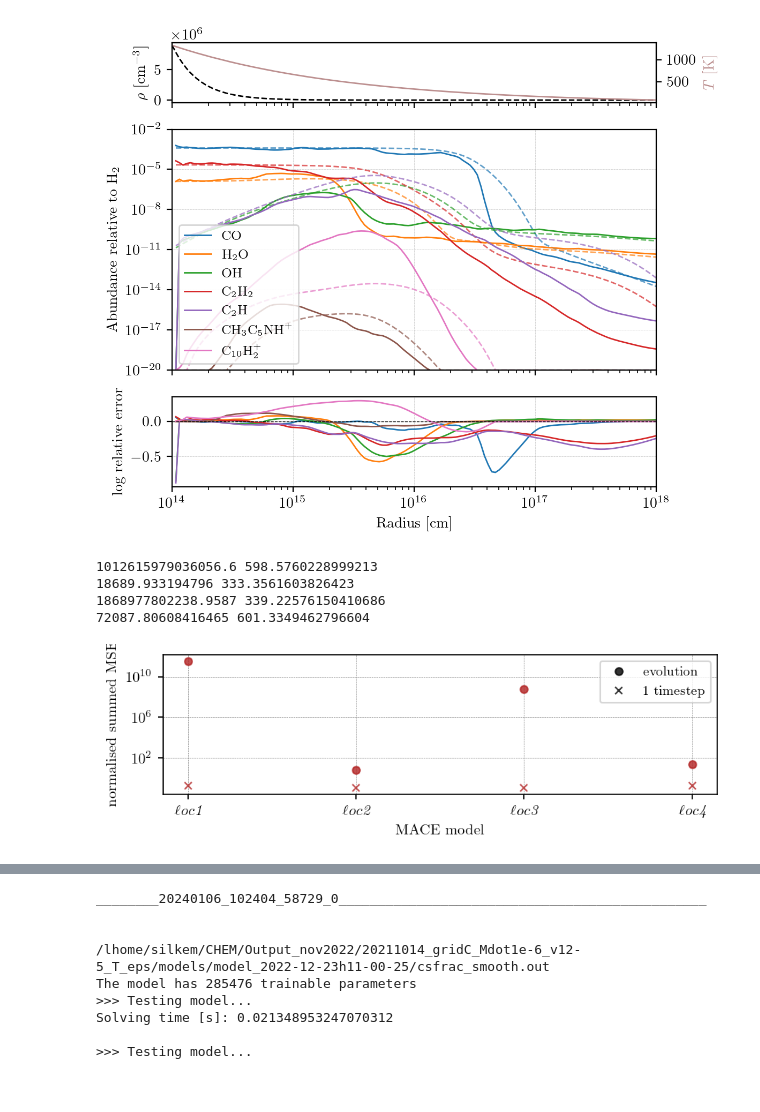
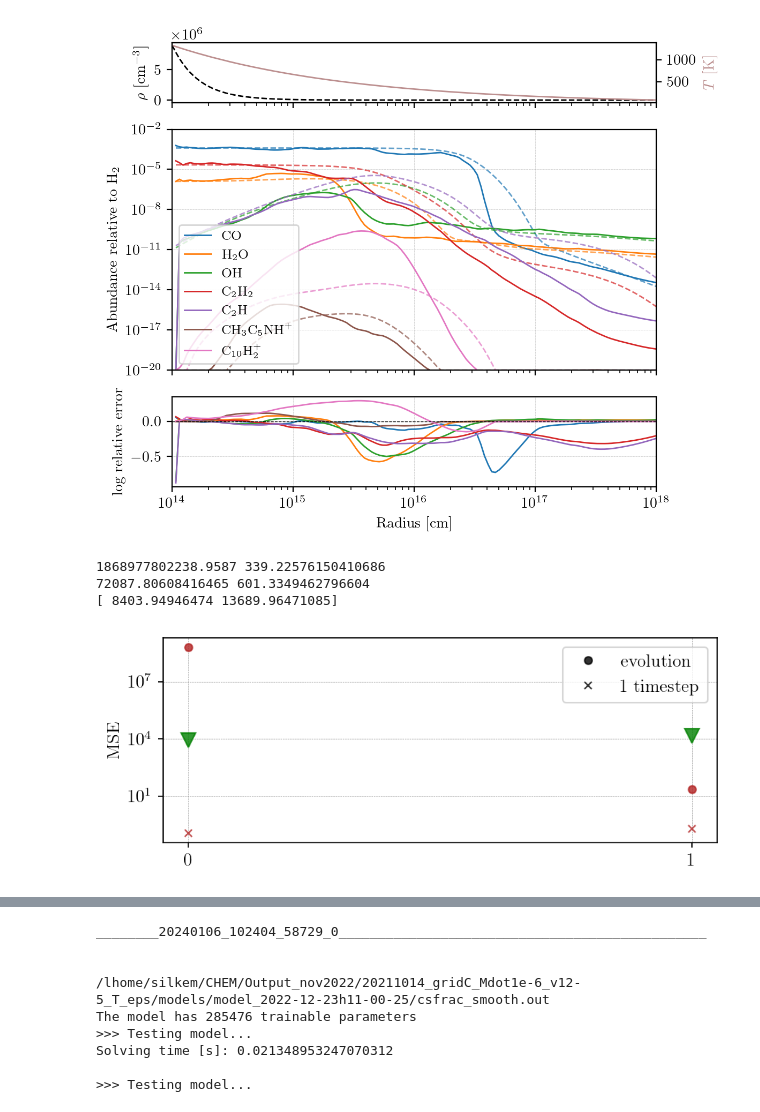
Before and after one commit to silkemaes/MACE, a Jupyter notebook: train2.0_dev.ipynb, the cells around one changed output, grey strips where cells are left out. Saved outputs shown, nothing was run; the diff lists cells and outputs as text; code cells hidden in the pictures.

Commit message:
Used log error to calc MSE on 3000 test models

```diff
--- a/train2.0_dev.ipynb
+++ b/train2.0_dev.ipynb
@@ -297,7 +297,7 @@ losstype = 'mse_idn'
 # losstype = 'mse'
 z_dim = 8
 dt_fract = 0.2
-batch_size = 10000
+batch_size = 1
 nb_samples = 2
 n_dim = 468
 nb_hidden = 1
@@ -384,7 +384,7 @@ print(train.path)
 dirname = '2023-12-13 18:19:22.522359'  ## lr = 1.e-4       GOOD MODEL
 
 meta, model = utils.load_all_noevol(outloc, dirname, sepr = True, epoch = 7)   # type: ignore
-tstep_evol = 25
+tstep_evol = 64
 
 for i, (n,p,dt) in enumerate(data_loader):
     # print(n.shape, p.shape, dt.shape)
@@ -750,33 +752,38 @@ outloc  = '/STER/silkem/MACE/models/CSE_0D/'
 
 x = np.linspace(1,22,22)
 
-fig = plt.figure(figsize = (6,2))
+fig = plt.figure(figsize = (6,2.5))
 ax1 = fig.add_subplot((111))
 lw = 0.5
 handles = list()
 losses_evol = list()
 losses_step = list()
+log_err_evol = list()
 dirs = list()
 
 # ax1.set_title('Runs:58677')
 
-idx = ['5']
-for i in range(len(idx)):
-    dirname = '20240103_151253_58677_'+idx[i]
-    dirs.append(dirname)
-    testloss_evol = np.load(outloc+dirname+'/testloss_evol_3002.npy')
-    testloss_step = np.load(outloc+dirname+'/testloss_step_3002.npy')
-    print(testloss_evol, testloss_step)
-    losses_evol.append(float(testloss_evol))
-    losses_step.append(float(testloss_step))
+# idx = ['5']
+# for i in range(len(idx)):
+#     dirname = '20240103_151253_58677_'+idx[i]
+#     dirs.append(dirname)
+#     testloss_evol = np.load(outloc+dirname+'/testloss_evol_3002.npy')
+#     testloss_step = np.load(outloc+dirname+'/testloss_step_3002.npy')
+#     logerr = np.load(outloc+dirname+'/testloss_evol_logerr300.npy')
+#     log_err_evol.append(float(logerr))
+#     print(testloss_evol, testloss_step)
+#     losses_evol.append(float(testloss_evol))
+#     losses_step.append(float(testloss_step))
 
-dirname = '20240103_235005_58677_7'
-dirs.append(dirname)
-testloss_evol = np.load(outloc+dirname+'/testloss_evol_3002.npy')
-testloss_step = np.load(outloc+dirname+'/testloss_step_3002.npy')
-print(testloss_evol, testloss_step)
-losses_evol.append(float(testloss_evol))
-losses_step.append(float(testloss_step))
+# dirname = '20240103_235005_58677_7'
+# dirs.append(dirname)
+# testloss_evol = np.load(outloc+dirname+'/testloss_evol_3002.npy')
+# testloss_step = np.load(outloc+dirname+'/testloss_step_3002.npy')
+# logerr = np.load(outloc+dirname+'/testloss_evol_logerr300.npy')
+# log_err_evol.append(float(logerr))
+# print(testloss_evol, testloss_step)
+# losses_evol.append(float(testloss_evol))
+# losses_step.append(float(testloss_step))
 
 idx = ['1','3']
 for i in range(len(idx)):
@@ -784,6 +791,8 @@ for i in range(len(idx)):
     dirs.append(dirname)
     testloss_evol = np.load(outloc+dirname+'/testloss_evol_3002.npy')
     testloss_step = np.load(outloc+dirname+'/testloss_step_3002.npy')
+    logerr = np.load(outloc+dirname+'/testloss_evol_logerr300.npy')
+    log_err_evol.append(float(logerr))
     print(testloss_evol, testloss_step)
     losses_evol.append(float(testloss_evol))
     losses_step.append(float(testloss_step))
@@ -791,42 +800,44 @@ for i in range(len(idx)):
 
 losses_evol = np.array(losses_evol)/3002
 losses_step = np.array(losses_step)/3002
+log_err_evol = np.array(log_err_evol)/300
+print(log_err_evol)
 
 # print(losses_evol)
 ms = 10
 a=0.8
 ax1.plot(losses_evol, '.',label='evolution', c='firebrick', ms=ms, alpha =a)
 ax1.plot( losses_step, 'x',label='per time step local', c='firebrick', ms =ms-5, alpha =a)
+ax1.plot(log_err_evol, 'v',label='log error', c='green', ms =ms, alpha =a)
 # ax1.plot(losses_step, 'v',label='per time step', c='steelblue', ms =ms, alpha =a)
 
-ax1.set_ylabel('normalised summed MSE')
+ax1.set_ylabel('MSE')
 
 x = np.linspace(0,len(dirs)-1,len(dirs))
 ax1.xaxis.set_major_locator(FixedLocator(x))
-ax1.set_xticklabels(['$\\ell oc$\\emph{1}', '$\\ell oc$\\emph{2}', '$\\ell oc$\\emph{3}', '$\\ell oc$\\emph{4}'], rotation=0, fontsize = 10)
-ax1.set_xlabel('MACE model')
+# ax1.set_xticklabels(['$\\ell oc$\\emph{1}', '$\\ell oc$\\emph{2}', '$\\ell oc$\\emph{3}', '$\\ell oc$\\emph{4}'], rotation=0, fontsize = 12)
+# ax1.set_xlabel('MACE model')
 
 ax1.grid(True, linestyle='--', linewidth=0.3, color='gray')
 
 # ax1.set_ylim(10**0,10**13)
 ax1.set_yscale('log')
 
 l_evol = mlines.Line2D([],[], color = 'k', ls = 'none' , marker = '.', label='evolution',ms =ms, alpha = a)
 l_step = mlines.Line2D([],[], color = 'k', ls = 'none' , marker = 'x', label='1 timestep',ms =ms-5, alpha = a)
 
 handles = [l_evol, l_step]
-plt.legend(handles = handles, fontsize = 9, loc='upper right')
-
+plt.legend(handles = handles, fontsize = 12, loc='upper right')
+plt.rcParams.update({'font.size': 12})
 plt.tight_layout()
 plt.savefig('losses_58677.png', dpi = 300)
 
 plt.show()
 # %% [output]
-1012615979036056.6 598.5760228999213
-18689.933194796 333.3561603826423
 1868977802238.9587 339.22576150410686
 72087.80608416465 601.3349462796604
+[ 8403.94946474 13689.96471085]
-[figure, old version]
+[figure, new version]
 # %%
 ## INTEGRATED MODELS MODELS SUMMED MSE
 
```
Also changed, not shown: parts of 6 cells of this notebook, 12 other files.
